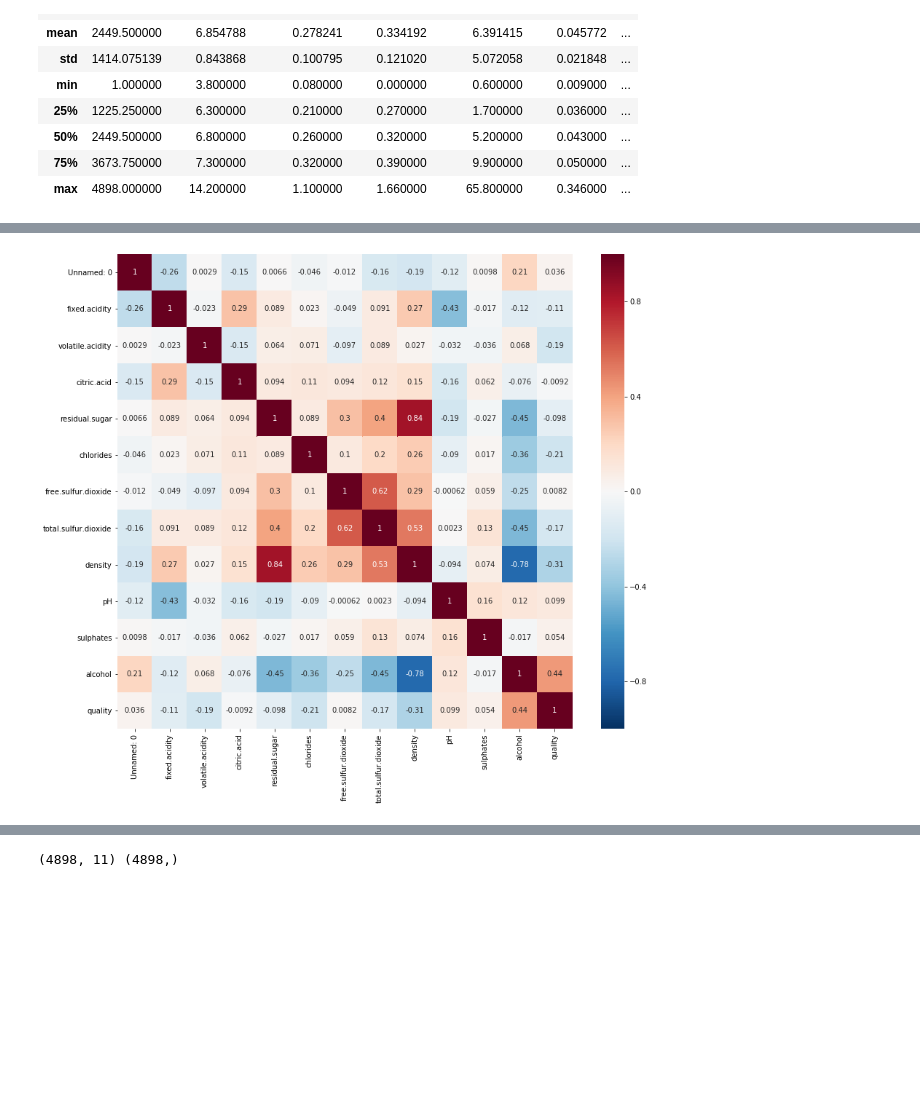
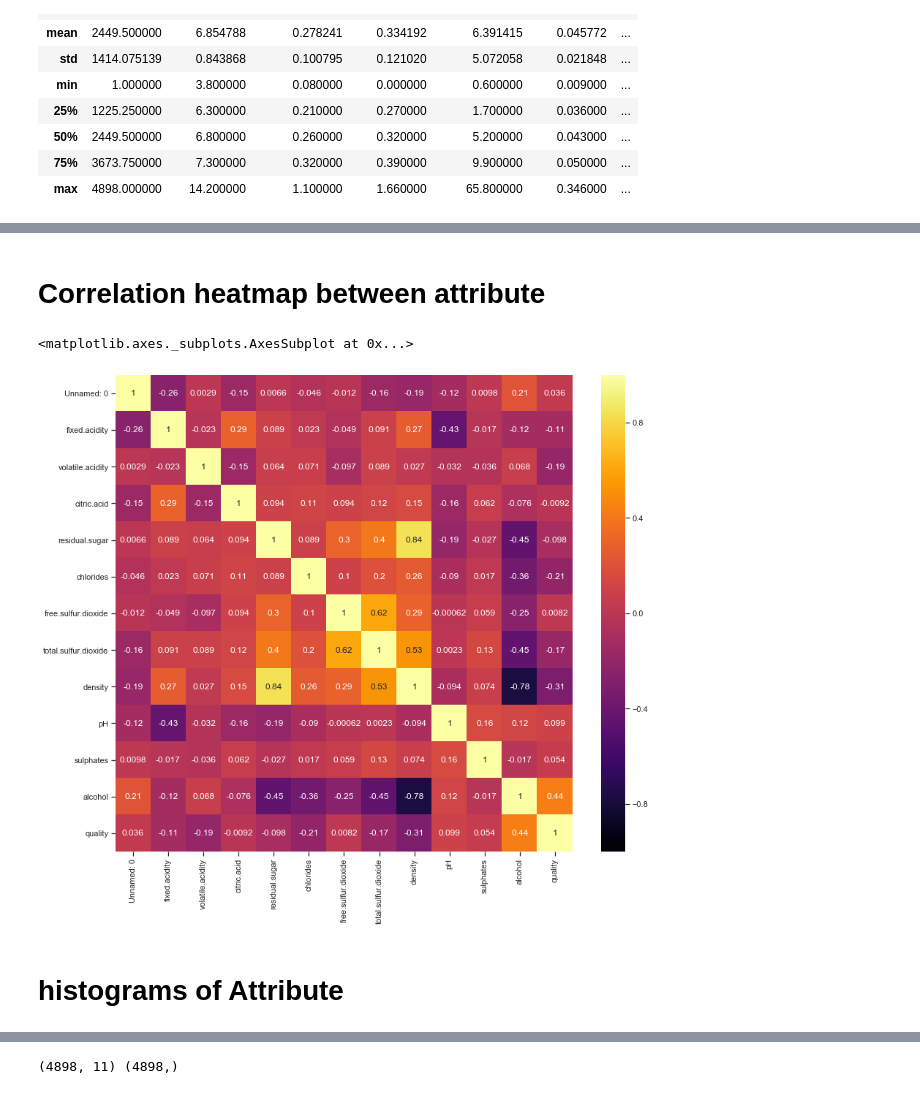
Before and after one commit to Stephanievillegas0728/Project3-demystifyingML, a Jupyter notebook: Models_data.ipynb, the cells around one changed output, grey strips where cells are left out. Cells and saved outputs as stored; diff of their text form; code cells hidden in the pictures; blank space fills up the shorter version.

```diff
--- a/Models_data.ipynb
+++ b/Models_data.ipynb
@@ -61,0 +64,3 @@ pd.plotting.scatter_matrix(white_df, alpha = 0.3, figsize = (40,40), diagonal =
+# %%
+sns.set(style="ticks")
+sns.pairplot(data=white_df, hue="quality", palette="inferno")
@@ -62,10 +70,14 @@ pd.plotting.scatter_matrix(white_df, alpha = 0.3, figsize = (40,40), diagonal =
+# %% [markdown]
+# Correlation heatmap between attribute
 # %%
 correlation = white_df.corr()
 # display(correlation)
 plt.figure(figsize=(14, 12))
-]\O = sns.heatmap(correlation, annot=True, linewidths=0, vmin=-1, cmap="RdBu_r")0l
-,
+sns.heatmap(correlation, annot=True, linewidths=0, vmin=-1, cmap="inferno")
 # %% [output]
+<matplotlib.axes._subplots.AxesSubplot at 0x...>
-[figure, old version]
+[figure, new version]
+# %% [markdown]
+# histograms of Attribute
 # %%
 sns.distplot(white_df['fixed.acidity'],kde=0)
```
Also changed, not shown: parts of 22 cells of this notebook.
